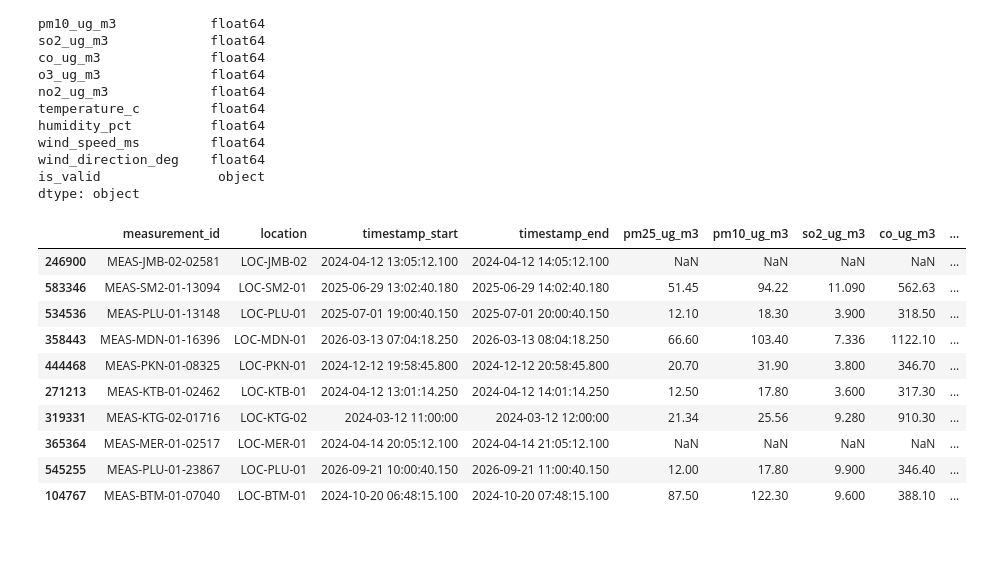
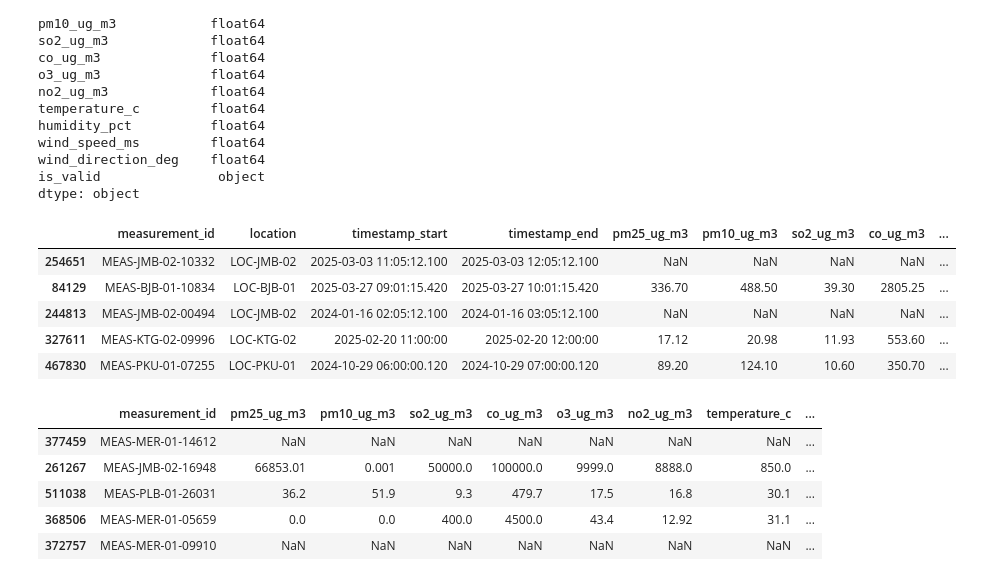
Before and after one commit to girifrmnsyh/da_gelar_rasa_2026, a Jupyter notebook: process.ipynb, the cells around one changed output. Cells and saved outputs as stored; diff of their text form; code cells hidden in the pictures; blank space fills up the shorter version.

```diff
--- a/process.ipynb
+++ b/process.ipynb
@@ -59,9 +71,9 @@ bgr01.head()
 # %%
-# List of Data Udara and its label
-table_data_udara = [bgl01, bgr01, bgr02, bjb01, btm01, idp01, jkt01, jkt02, jkt03, jmb01, jmb02, ktb01, ktg01, ktg02, mdn01, mer01, mlg01, mrs01, pkn01, pku01, plb01, plu01, psw01, sm201, srg01, stg01, yky01]
-label_data_udara = ['LOC-BGL-01', 'LOC-BGR-01', 'LOC-BGR-02', 'LOC-BJB-01', 'LOC-BTM-01', 'LOC-IDP-01', 'LOC-JKT-01', 'LOC-JKT-02', 'LOC-JKT-03', 'LOC-JMB-01', 'LOC-JMB-02', 'LOC-KTB-01', 'LOC-KTG-01', 'LOC-KTG-02',
+# List of AQMS tables and aqms lables
+aqms_tables = [bgl01, bgr01, bgr02, bjb01, btm01, idp01, jkt01, jkt02, jkt03, jmb01, jmb02, ktb01, ktg01, ktg02, mdn01, mer01, mlg01, mrs01, pkn01, pku01, plb01, plu01, psw01, sm201, srg01, stg01, yky01]
+aqms_labels = ['LOC-BGL-01', 'LOC-BGR-01', 'LOC-BGR-02', 'LOC-BJB-01', 'LOC-BTM-01', 'LOC-IDP-01', 'LOC-JKT-01', 'LOC-JKT-02', 'LOC-JKT-03', 'LOC-JMB-01', 'LOC-JMB-02', 'LOC-KTB-01', 'LOC-KTG-01', 'LOC-KTG-02',
                     'LOC-MDN-01', 'LOC-MER-01', 'LOC-MLG-01', 'LOC-MRS-01', 'LOC-PKN-01', 'LOC-PKU-01', 'LOC-PLB-01', 'LOC-PLU-01', 'LOC-PSW-01', 'LOC-SM2-01', 'LOC-SRG-01', 'LOC-STG-01', 'LOC-YKY-01']
-len(table_data_udara), len(label_data_udara)
+len(aqms_tables), len(aqms_labels) # ensure all labels are written
 # %% [output]
 (27, 27)
 # %%
@@ -117,5 +93,6 @@ mdn01.head()
 # %%
-df = pd.concat(table_data_udara, ignore_index=True)
-df.sample(5)
+# merge all AQMS tables
+df = pd.concat(aqms_tables, ignore_index=True)
+df.sample(5, random_state=45)
 # %% [output]
 |  | measurement_id | sensor_id | timestamp_start | timestamp_end | pm25_ug_m3 | pm10_ug_m3 | so2_ug_m3 | ... |
@@ -374,16 +320,22 @@ wind_direction_deg    float64
 is_valid               object
 dtype: object
 # %%
-df.sample(10)
+# review data (main table)
+df.sample(5, random_state=45)
 # %% [output]
 |  | measurement_id | location | timestamp_start | timestamp_end | pm25_ug_m3 | pm10_ug_m3 | so2_ug_m3 | co_ug_m3 | ... |
-| 246900 | MEAS-JMB-02-02581 | LOC-JMB-02 | 2024-04-12 13:05:12.100 | 2024-04-12 14:05:12.100 | NaN | NaN | NaN | NaN | ... |
-| 583346 | MEAS-SM2-01-13094 | LOC-SM2-01 | 2025-06-29 13:02:40.180 | 2025-06-29 14:02:40.180 | 51.45 | 94.22 | 11.090 | 562.63 | ... |
-| 534536 | MEAS-PLU-01-13148 | LOC-PLU-01 | 2025-07-01 19:00:40.150 | 2025-07-01 20:00:40.150 | 12.10 | 18.30 | 3.900 | 318.50 | ... |
-| 358443 | MEAS-MDN-01-16396 | LOC-MDN-01 | 2026-03-13 07:04:18.250 | 2026-03-13 08:04:18.250 | 66.60 | 103.40 | 7.336 | 1122.10 | ... |
-| 444468 | MEAS-PKN-01-08325 | LOC-PKN-01 | 2024-12-12 19:58:45.800 | 2024-12-12 20:58:45.800 | 20.70 | 31.90 | 3.800 | 346.70 | ... |
-| 271213 | MEAS-KTB-01-02462 | LOC-KTB-01 | 2024-04-12 13:01:14.250 | 2024-04-12 14:01:14.250 | 12.50 | 17.80 | 3.600 | 317.30 | ... |
-| 319331 | MEAS-KTG-02-01716 | LOC-KTG-02 | 2024-03-12 11:00:00 | 2024-03-12 12:00:00 | 21.34 | 25.56 | 9.280 | 910.30 | ... |
-| 365364 | MEAS-MER-01-02517 | LOC-MER-01 | 2024-04-14 20:05:12.100 | 2024-04-14 21:05:12.100 | NaN | NaN | NaN | NaN | ... |
-| 545255 | MEAS-PLU-01-23867 | LOC-PLU-01 | 2026-09-21 10:00:40.150 | 2026-09-21 11:00:40.150 | 12.00 | 17.80 | 9.900 | 346.40 | ... |
-| 104767 | MEAS-BTM-01-07040 | LOC-BTM-01 | 2024-10-20 06:48:15.100 | 2024-10-20 07:48:15.100 | 87.50 | 122.30 | 9.600 | 388.10 | ... |
+| 254651 | MEAS-JMB-02-10332 | LOC-JMB-02 | 2025-03-03 11:05:12.100 | 2025-03-03 12:05:12.100 | NaN | NaN | NaN | NaN | ... |
+| 84129 | MEAS-BJB-01-10834 | LOC-BJB-01 | 2025-03-27 09:01:15.420 | 2025-03-27 10:01:15.420 | 336.70 | 488.50 | 39.30 | 2805.25 | ... |
+| 244813 | MEAS-JMB-02-00494 | LOC-JMB-02 | 2024-01-16 02:05:12.100 | 2024-01-16 03:05:12.100 | NaN | NaN | NaN | NaN | ... |
+| 327611 | MEAS-KTG-02-09996 | LOC-KTG-02 | 2025-02-20 11:00:00 | 2025-02-20 12:00:00 | 17.12 | 20.98 | 11.93 | 553.60 | ... |
+| 467830 | MEAS-PKU-01-07255 | LOC-PKU-01 | 2024-10-29 06:00:00.120 | 2024-10-29 07:00:00.120 | 89.20 | 124.10 | 10.60 | 350.70 | ... |
+# %%
+# review error data
+unvalidate_meas.sample(5, random_state=45)
+# %% [output]
+|  | measurement_id | pm25_ug_m3 | pm10_ug_m3 | so2_ug_m3 | co_ug_m3 | o3_ug_m3 | no2_ug_m3 | temperature_c | ... |
+| 377459 | MEAS-MER-01-14612 | NaN | NaN | NaN | NaN | NaN | NaN | NaN | ... |
+| 261267 | MEAS-JMB-02-16948 | 66853.01 | 0.001 | 50000.0 | 100000.0 | 9999.0 | 8888.0 | 850.0 | ... |
+| 511038 | MEAS-PLB-01-26031 | 36.2 | 51.9 | 9.3 | 479.7 | 17.5 | 16.8 | 30.1 | ... |
+| 368506 | MEAS-MER-01-05659 | 0.0 | 0.0 | 400.0 | 4500.0 | 43.4 | 12.92 | 31.1 | ... |
+| 372757 | MEAS-MER-01-09910 | NaN | NaN | NaN | NaN | NaN | NaN | NaN | ... |
```
Also changed, not shown: parts of 32 cells of this notebook.
